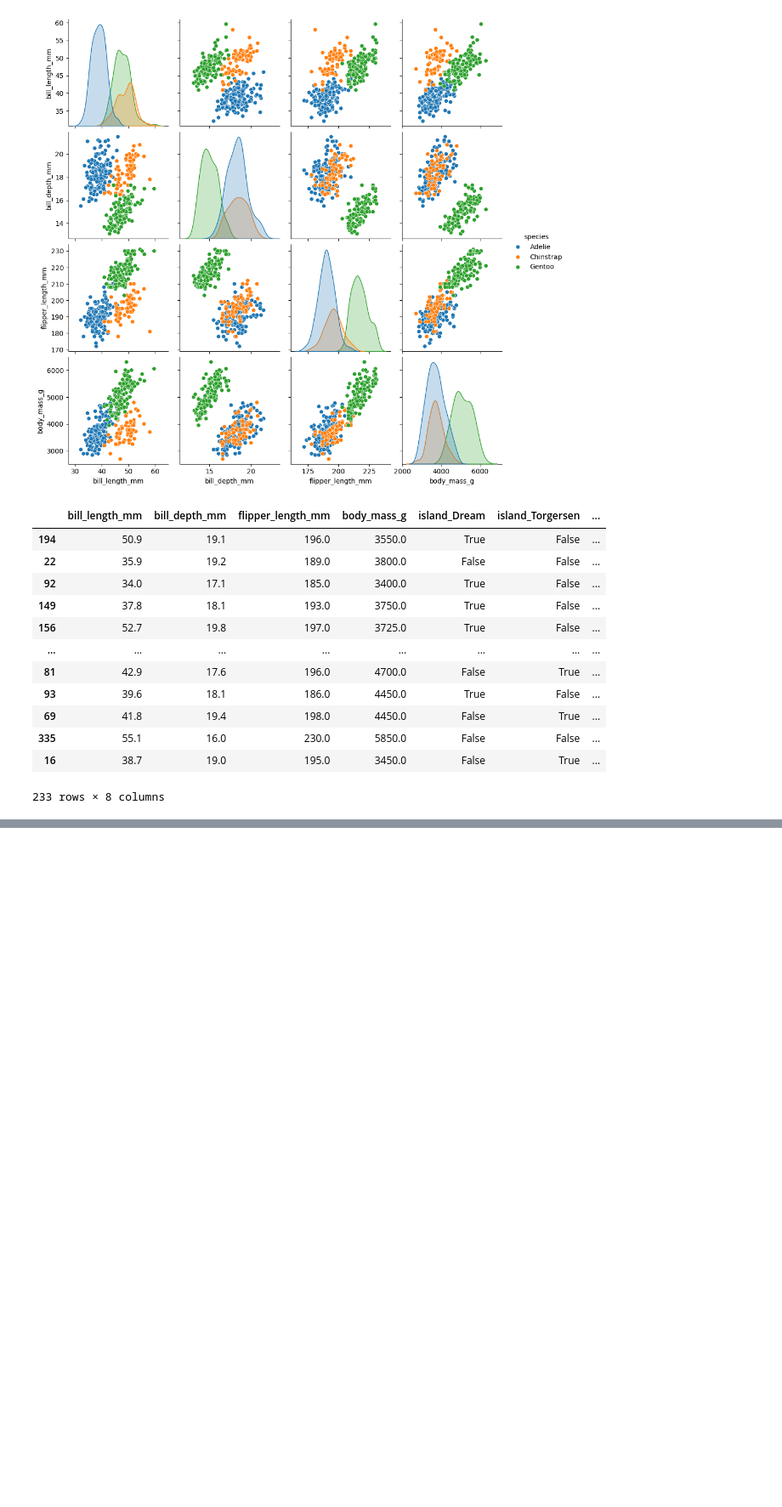
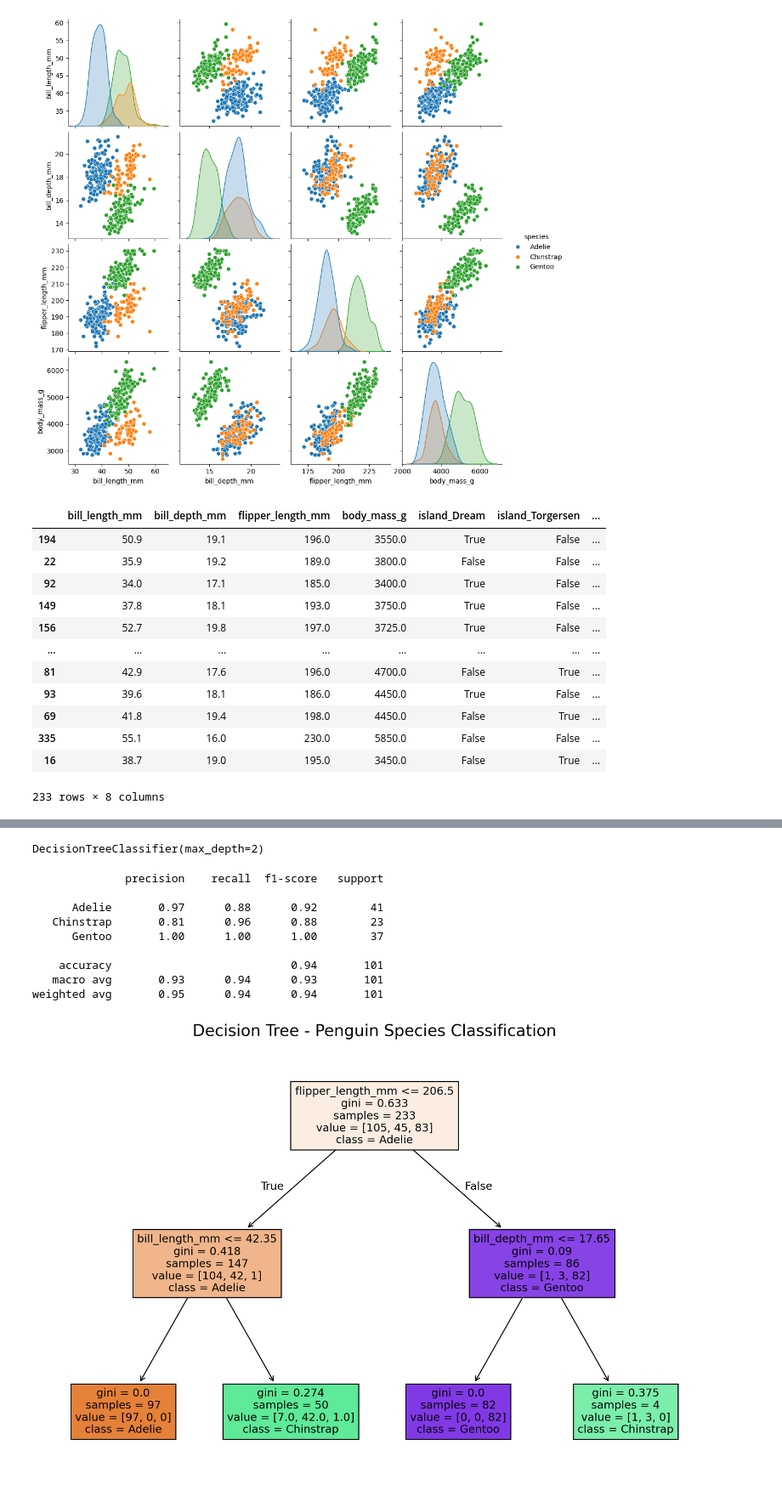
Before and after one commit to AdirBuskila/supervised-learning, a Jupyter notebook: decision_tree.ipynb, the cells around one changed output, grey strips where cells are left out. Shown at 85% size. Saved outputs shown, nothing was run; the diff lists cells and outputs as text; code cells hidden in the pictures; blank space fills up the shorter version.

```diff
--- a/decision_tree.ipynb
+++ b/decision_tree.ipynb
@@ -74,0 +93,28 @@ plt.show()
+# %%
+def report_model(model):
+    model_preds = model.predict(X_test)
+    print(classification_report(y_test, model_preds))
+    print('\n')
+
+    plt.figure(figsize=(12, 8), dpi=200)
+    plot_tree(model, feature_names=X.columns.tolist(), class_names=model.classes_.tolist(), filled=True)
+    plt.title("Decision Tree - Penguin Species Classification", fontsize=16)
+    plt.show()
+# %%
+pruned_tree = DecisionTreeClassifier(max_depth=2)
+pruned_tree.fit(X_train,y_train)
+# %% [output]
+DecisionTreeClassifier(max_depth=2)
+# %%
+report_model(pruned_tree)
+# %% [output]
+              precision    recall  f1-score   support
+
+      Adelie       0.97      0.88      0.92        41
+   Chinstrap       0.81      0.96      0.88        23
+      Gentoo       1.00      1.00      1.00        37
+
+    accuracy                           0.94       101
+   macro avg       0.93      0.94      0.93       101
+weighted avg       0.95      0.94      0.94       101
+[figure, added]
```
Also changed, not shown: parts of 4 cells of this notebook.
